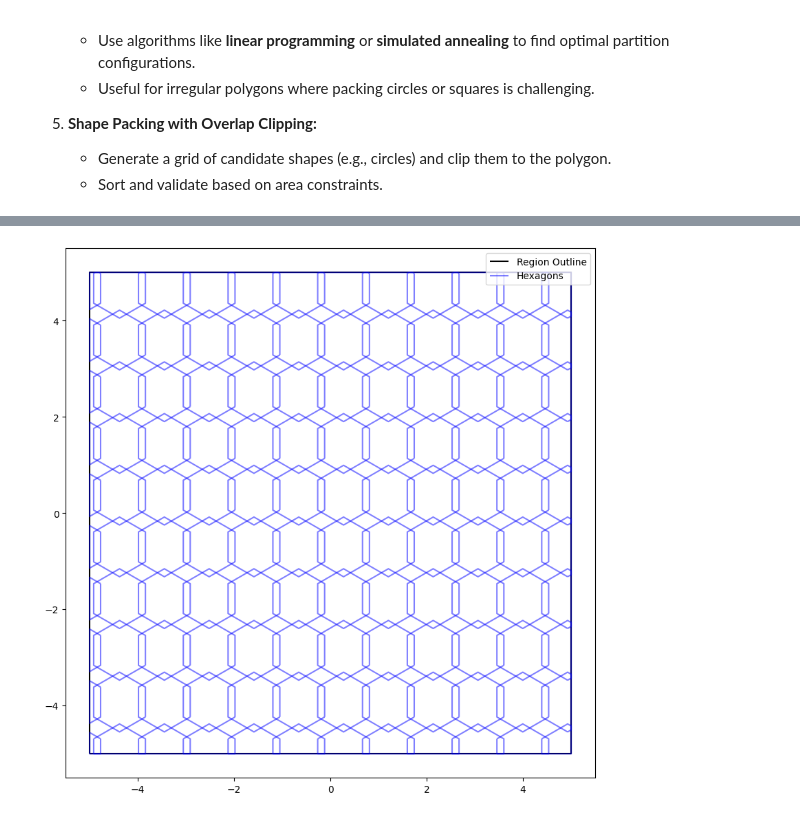
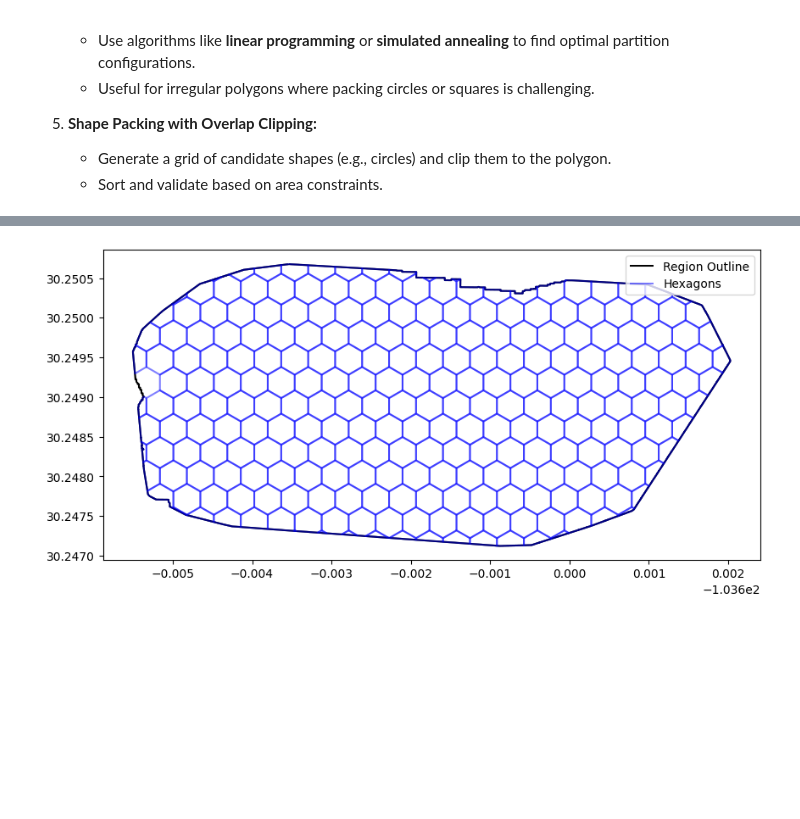
Before and after one commit to javelina-works/unsupervised-cv-search, a Jupyter notebook: content/notebooks/11_region_partition.ipynb, the cells around one changed output, grey strips where cells are left out. Cells and saved outputs as stored; diff of their text form; code cells hidden in the pictures; blank space fills up the shorter version.

Commit message:
Hexagon tiling seems to work!

```diff
--- a/content/notebooks/11_region_partition.ipynb
+++ b/content/notebooks/11_region_partition.ipynb
@@ -286,32 +283,40 @@ def calculate_hex_side_length(target_area):
 def generate_hex_grid(polygon, target_area):
     """
     Generate a hexagonal grid that covers the polygon's bounding box.
+    Adjusts for proper tiling with offset rows.
+
+    Parameters:
+        polygon (shapely.geometry.Polygon): Input polygon defining the region of interest.
+        target_area (float): Target area for each hexagon.
+
+    Returns:
+        GeoDataFrame: Hexagonal grid clipped to the polygon.
     """
-    hex_side_length = calculate_hex_side_length(target_area)
-    hex_width = 2 * hex_side_length
-    hex_height = np.sqrt(3) * hex_side_length
+    # Calculate hexagon side length from target area
+    hex_side_length = np.sqrt((2 * target_area) / (3 * np.sqrt(3)))
+    # hex_width = 2 * hex_side_length
+    # hex_height = np.sqrt(3) * hex_side_length
 
-    # Get bounding box of the polygon
+    hex_width = np.sqrt(3) * hex_side_length # Because our hexagon is rotated
+    hex_height = 2 * hex_side_length
+
+    # Get the bounding box of the input polygon
     minx, miny, maxx, maxy = polygon.bounds
 
-    # Generate hexagon centers
-    x_start = minx - hex_width
-    x_end = maxx + hex_width
-    y_start = miny - hex_height
-    y_end = maxy + hex_height
+    # Initialize a list to store hexagons
+    hexagons = []
 
-    hexagons = []
-    y = y_start
+    # Generate hexagon centers with offsets
+    y = miny
     row = 0
-
-    while y < y_end:
-        x = x_start + (hex_width * 0.75 * (row % 2))  # Offset every other row
-        while x < x_end:
+    while y < maxy + hex_height:
+        x = minx + (row % 2) * (hex_width * 0.5)  # Offset every other row by half the hex width
+        while x < maxx + hex_width:
             # Create a hexagon centered at (x, y)
             hexagon = create_hexagon(x, y, hex_side_length)
             hexagons.append(hexagon)
-            x += hex_width * 0.75
-        y += hex_height
+            x += hex_width * 1  # Move to the next hexagon center in the row
+        y += hex_height * 0.75
         row += 1
 
     # Clip hexagons to the polygon
@@ -320,35 +325,35 @@ def generate_hex_grid(polygon, target_area):
     # Create a GeoDataFrame
     return gpd.GeoDataFrame({"geometry": hexagons_clipped})
 
 # Helper function to create a hexagon
 def create_hexagon(x_center, y_center, side_length):
     """
     Create a hexagon centered at (x_center, y_center) with a given side length.
     """
     angle_offset = np.pi / 6  # 30 degrees
     return Polygon([
         (
             x_center + side_length * np.cos(angle_offset + i * np.pi / 3),
             y_center + side_length * np.sin(angle_offset + i * np.pi / 3)
         )
         for i in range(6)
     ])
 
 # Example usage
 # Replace this with your actual polygon from the GeoTIFF region
-example_polygon = Polygon([(-5, -5), (-5, 5), (5, 5), (5, -5)])
+contour_polygon = contour_gdf.geometry.iloc[0]
 
 # Target area in square units (adjust based on your needs)
-target_area = 1.0  # Replace with your target area
+target_area = 0.0000001  # Replace with your target area
 
 # Generate hexagonal grid
-hex_grid = generate_hex_grid(example_polygon, target_area)
+hex_grid = generate_hex_grid(contour_polygon, target_area)
 
 # Plot the result
 fig, ax = plt.subplots(figsize=(10, 10))
-gpd.GeoDataFrame({"geometry": [example_polygon]}).boundary.plot(ax=ax, color="black", label="Region Outline")
+gpd.GeoDataFrame({"geometry": [contour_polygon]}).boundary.plot(ax=ax, color="black", label="Region Outline")
 hex_grid.boundary.plot(ax=ax, color="blue", alpha=0.5, label="Hexagons")
 plt.legend()
 plt.show()
 # %% [output]
-[figure, old version]
+[figure, new version]
```
Also changed, not shown: parts of 1 cell of this notebook.
